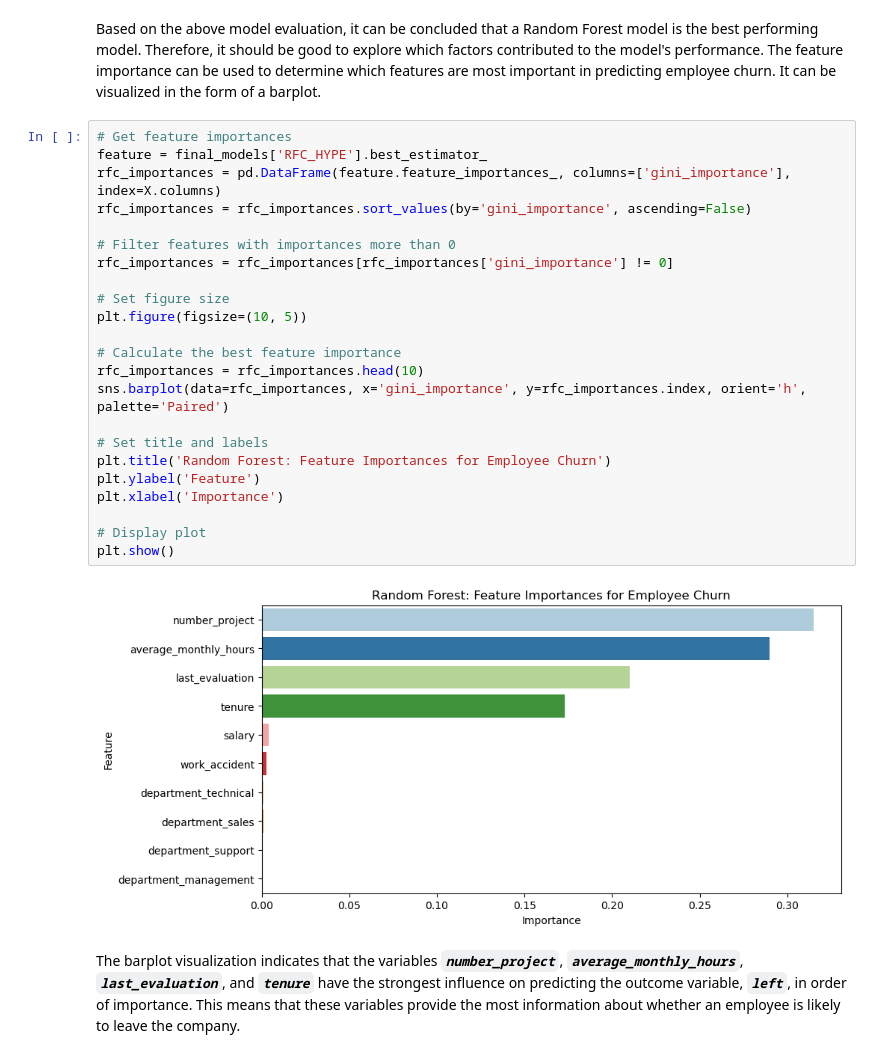
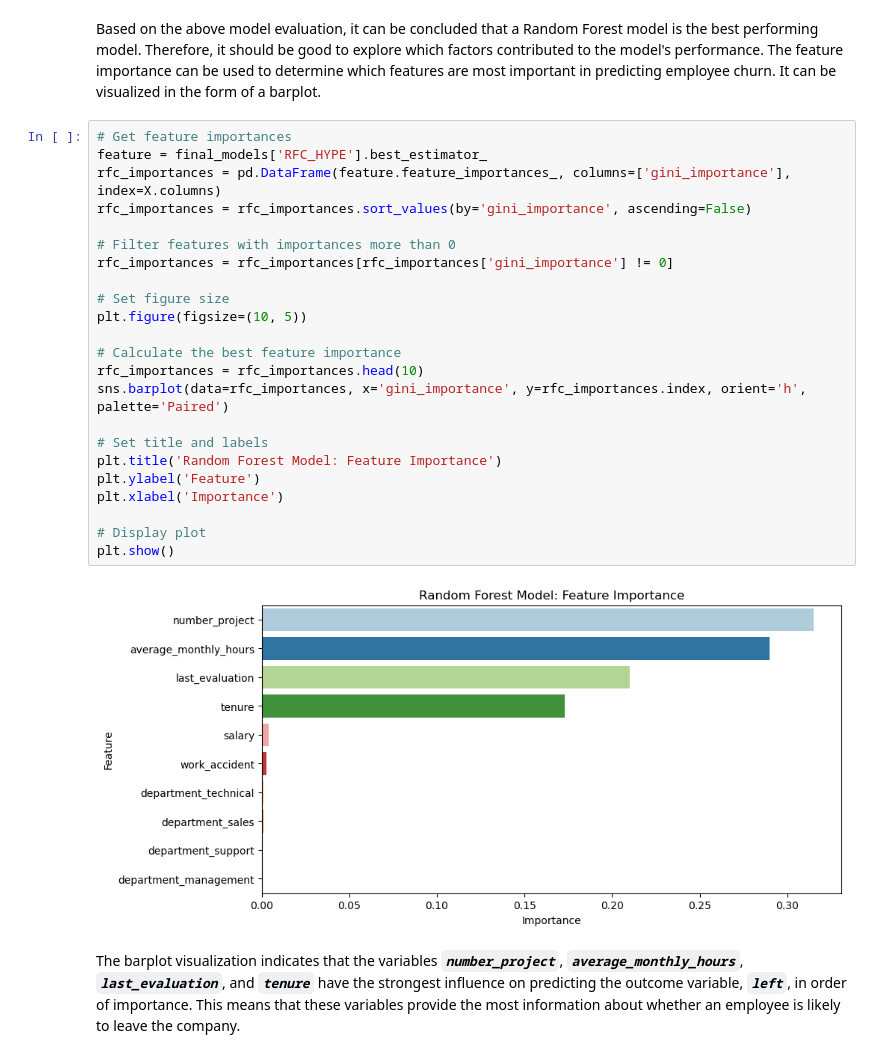
Before and after one commit to thanakorntha/salifort-employee-churn-prediction, a Jupyter notebook: employee_churn_prediction.ipynb, the cells around one changed output. Drawn from its saved outputs; the diff is of its cells as text.

```diff
--- a/employee_churn_prediction.ipynb
+++ b/employee_churn_prediction.ipynb
@@ -1139,28 +1141,28 @@ Based on the above model evaluation, it can be concluded that a Random Forest mo
 # %%
 # Get feature importances
 feature = final_models['RFC_HYPE'].best_estimator_
 rfc_importances = pd.DataFrame(feature.feature_importances_, columns=['gini_importance'], index=X.columns)
 rfc_importances = rfc_importances.sort_values(by='gini_importance', ascending=False)
 
 # Filter features with importances more than 0
 rfc_importances = rfc_importances[rfc_importances['gini_importance'] != 0]
 
 # Set figure size
 plt.figure(figsize=(10, 5))
 
 # Calculate the best feature importance
 rfc_importances = rfc_importances.head(10)
 sns.barplot(data=rfc_importances, x='gini_importance', y=rfc_importances.index, orient='h', palette='Paired')
 
 # Set title and labels
-plt.title('Random Forest: Feature Importances for Employee Churn')
+plt.title('Random Forest Model: Feature Importance')
 plt.ylabel('Feature')
 plt.xlabel('Importance')
 
 # Display plot
 plt.show()
 # %% [output]
-[figure, old version]
+[figure, new version]
 # %% [markdown]
 The barplot visualization indicates that the variables ***`number_project`***, ***`average_monthly_hours`***, ***`last_evaluation`***, and ***`tenure`*** have the strongest influence on predicting the outcome variable, ***`left`***, in order of importance. This means that these variables provide the most information about whether an employee is likely to leave the company.
 # %% [markdown]
```
Also changed, not shown: parts of 3 cells of this notebook, 2 other files.
